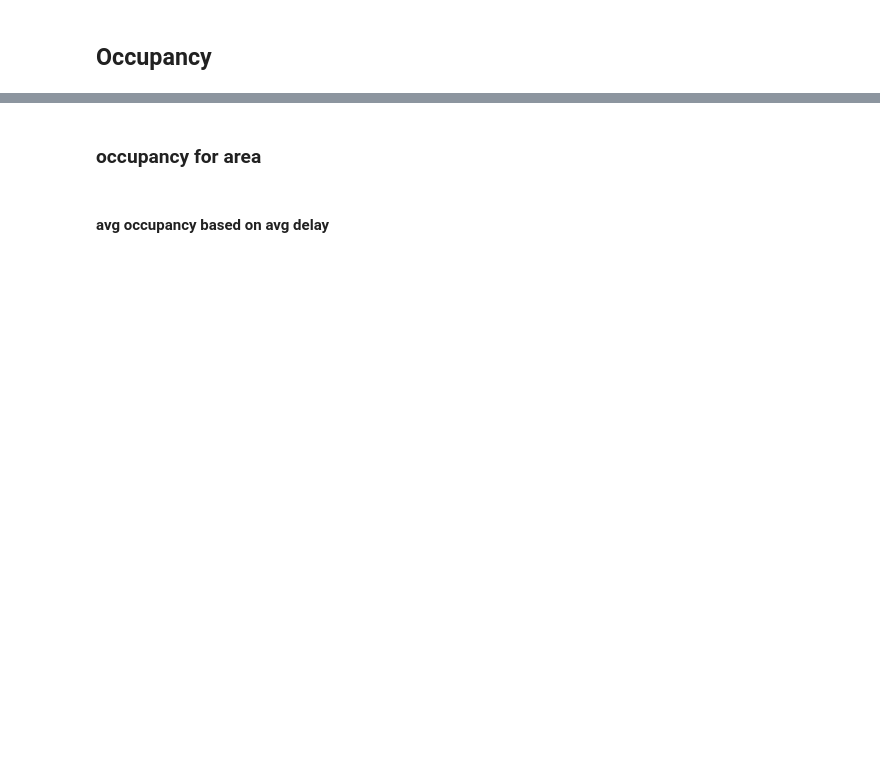
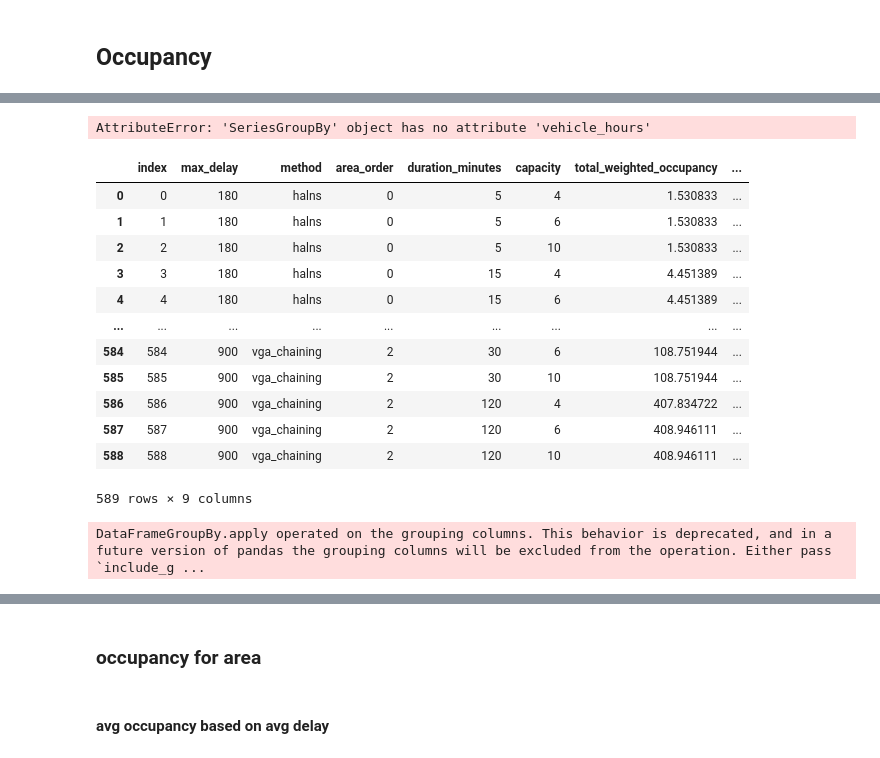
Before and after one commit to aicenter/Ridesharing_DARP_instances, a Jupyter notebook: python/nb/results-bc.ipynb, the cells around one changed output, grey strips where cells are left out. Saved outputs shown, nothing was run; the diff lists cells and outputs as text; code cells hidden in the pictures; blank space fills up the shorter version.

```diff
--- a/python/nb/results-bc.ipynb
+++ b/python/nb/results-bc.ipynb
@@ -584,13 +515,17 @@ for max_delay in delays:
 # %%
 fig = px.bar(
     df_complete,
+    # capacity_df,
     x='area_short',
     y='cost_per_request',
     color='method',
     barmode='group',
     title='Average cost per request by method and area',
     facet_col='duration_minutes',
-    facet_row='max_delay'
+    facet_row='max_delay',
+    # pattern_shape='capacity',
+    # pattern_shape_sequence=['.', 'x', '+']
+    # text='capacity'
 )
 
 # Drop duplicates for spacing reference
@@ -603,7 +538,7 @@ for _, row in df_complete[df_complete['is_missing']].iterrows():
     xref = f'x{axis_ref}' if axis_ref > 1 else 'x'
     yref = f'y{axis_ref}' if axis_ref > 1 else 'y'
 
-    offset = method_offsets[row['method']] * 0.4  # tweak this for spacing
+    offset = method_offsets[row['method']] * 0.3  # tweak this for spacing
     fig.add_annotation(
         x=row['area_short'],
         y=0,
@@ -611,7 +546,7 @@ for _, row in df_complete[df_complete['is_missing']].iterrows():
         xanchor='center',
         yanchor='bottom',
         showarrow=False,
-        font=dict(color='black', size=14),
+        font=dict(color='black', size=10),
         xref=xref,
         yref=yref,
         xshift=offset * 50  # pixel offset for visual spacing
@@ -620,7 +555,7 @@ for _, row in df_complete[df_complete['is_missing']].iterrows():
 # Shared axes titles
 fig.for_each_yaxis(lambda y: y.update(title=''))  # Remove titles
 fig.add_annotation(
-    x=-0.06, y=0.5, text="Average cost per request [s]", textangle=-90,
+    x=-0.04, y=0.5, text="Average cost per request [s]", textangle=-90,
     xref="paper", yref="paper", showarrow=False
 )
 fig.for_each_xaxis(lambda x: x.update(title=''))  # Remove titles
@@ -632,6 +567,7 @@ fig.add_annotation(
 )  # Add shared facet row title
 
 fig.for_each_annotation(lambda a: a.update(text=a.text.split("=")[-1]))
+# fig.update_traces(textfont_size=7)
 
 fig.show()
 # %% [markdown]
@@ -639,4 +630,4 @@ fig.show()
 # %% [markdown]
 ## Occupancy
 # %%
-oc_method = oc_df[['method', 'avg_occupancy', 'area_short', 'duration_minutes', 'max_delay']].drop_duplicates()
+oc_method = oc_df[['method', 'area_short', 'duration_minutes', 'max_delay', 'capacity', 'vehicle_hours', 'occupancy']].drop_duplicates()
@@ -658,0 +634,14 @@ oc_method
+# %%
+oc_method['weighted_occ'] = oc_method['occupancy'] * oc_method['vehicle_hours']
+weighted_avg = (
+    oc_method
+    .groupby(['max_delay', 'method', 'area_short', 'duration_minutes'])
+    .agg(
+        total_weighted_occupancy=('weighted_occ', 'sum'),
+        total_vehicle_hours=('vehicle_hours', 'sum')
+    )
+    .reset_index()
+)
+weighted_avg['occ_ratio'] = (
+    weighted_avg['total_weighted_occupancy'] / weighted_avg['total_vehicle_hours']
+)
@@ -658,0 +664,47 @@ oc_method
+# %%
+oc_method_group = (
+    oc_method
+    .groupby(['max_delay','method', 'area_order', 'duration_minutes', 'capacity'])
+    .agg(
+        ('vehicle_hours', lambda x: (oc_method.loc[x.index, 'occupancy'] * x).sum()),
+       {'vehicle_hours': 'sum'})
+    .reset_index()
+)
+
+oc_method_group['weighted_avg_occupancy'] = oc_method_group['total_weighted_occupancy'] / oc_method_group['total_vehicle_hours']
+oc_method_group = oc_method_group.reset_index()
+# %% [output]
+AttributeError: 'SeriesGroupBy' object has no attribute 'vehicle_hours'
+# %%
+oc_method_group
+# %% [output]
+|  | index | max_delay | method | area_order | duration_minutes | capacity | total_weighted_occupancy | ... |
+| 0 | 0 | 180 | halns | 0 | 5 | 4 | 1.530833 | ... |
+| 1 | 1 | 180 | halns | 0 | 5 | 6 | 1.530833 | ... |
+| 2 | 2 | 180 | halns | 0 | 5 | 10 | 1.530833 | ... |
+| 3 | 3 | 180 | halns | 0 | 15 | 4 | 4.451389 | ... |
+| 4 | 4 | 180 | halns | 0 | 15 | 6 | 4.451389 | ... |
+| ... | ... | ... | ... | ... | ... | ... | ... | ... |
+| 584 | 584 | 900 | vga_chaining | 2 | 30 | 6 | 108.751944 | ... |
+| 585 | 585 | 900 | vga_chaining | 2 | 30 | 10 | 108.751944 | ... |
+| 586 | 586 | 900 | vga_chaining | 2 | 120 | 4 | 407.834722 | ... |
+| 587 | 587 | 900 | vga_chaining | 2 | 120 | 6 | 408.946111 | ... |
+| 588 | 588 | 900 | vga_chaining | 2 | 120 | 10 | 408.946111 | ... |
+589 rows × 9 columns
+# %%
+# oc_method_group = (
+#     oc_method
+#     .groupby(['method', 'area_order', 'duration_minutes', 'max_delay'])
+#     # .groupby(['method', 'avg_occupancy', 'area_order', 'duration_minutes', 'max_delay', 'capacity'])
+#     .agg({'vehicle_hours': 'sum'})
+#     .reset_index()
+# )
+oc_method_group = (
+    oc_method
+    .groupby(['max_delay', 'method', 'area_order', 'duration_minutes', 'capacity'])
+    .apply(lambda g: (g['occupancy'] * g['vehicle_hours']).sum() / g['vehicle_hours'].sum())
+    .reset_index(name='weighted_avg_occupancy')
+)
+oc_method_group = oc_method
+# %% [output]
+DataFrameGroupBy.apply operated on the grouping columns. This behavior is deprecated, and in a future version of pandas the grouping columns will be excluded from the operation. Either pass `include_g ...
```
Also changed, not shown: parts of 59 cells of this notebook, 5 other files.
